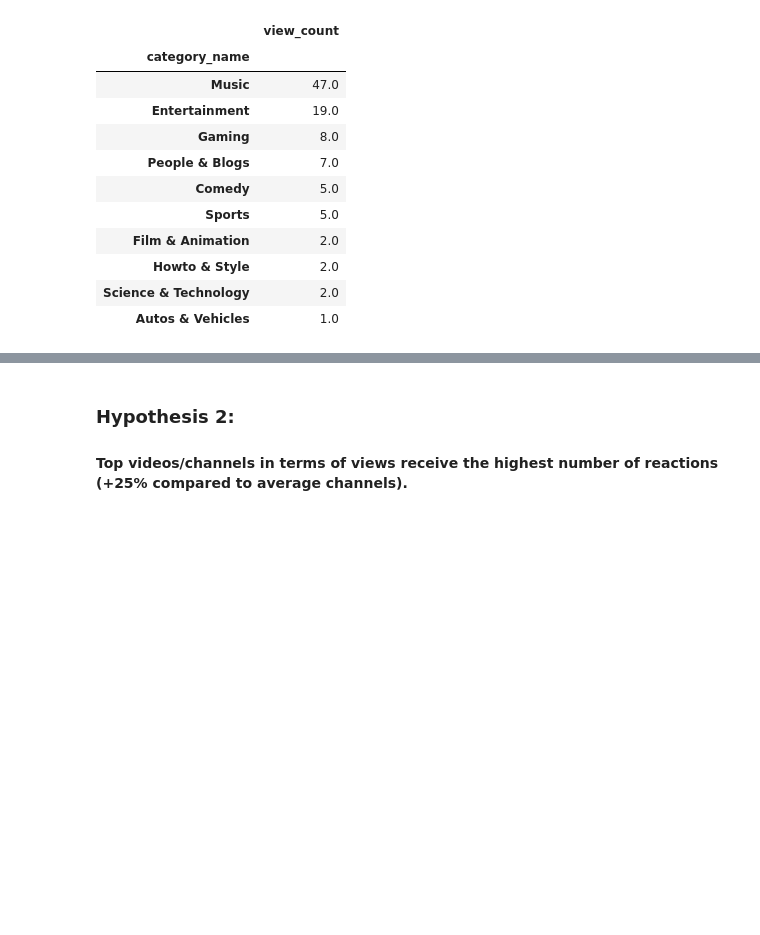
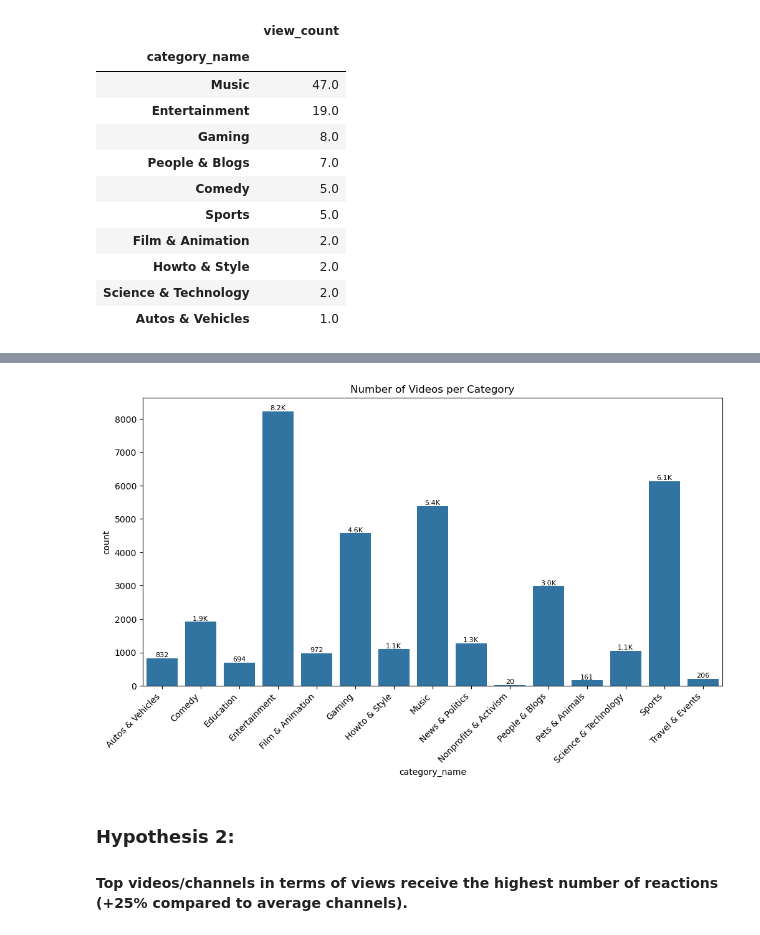
Before and after one commit to mhananem/project_youtube_data_wrangling, a Jupyter notebook: Youtube_project_structuring_data.ipynb, the cells around one changed output, grey strips where cells are left out. Cells and saved outputs as stored; diff of their text form; code cells hidden in the pictures; blank space fills up the shorter version.

```diff
--- a/Youtube_project_structuring_data.ipynb
+++ b/Youtube_project_structuring_data.ipynb
@@ -23,2 +17,0 @@ C:\Users\glint\OneDrive\Documents\Ironhack lessons\Youtube_dataset\DATASET.csv
-# %%
-df = pd.read_csv(csv_path)
@@ -88,3 +190,19 @@ pivot_pct_desc.head(10)
+# %%
+plt.figure(figsize=(12, 6))
+ax = sns.countplot(data=df_new, x="category_name", order=category_order)
+for bar in ax.containers:
+    for rect in bar:
+        height = rect.get_height()
+        if height >= 1000:
+            label = f'{height/1000:.1f}K'
+        else:
+            label = f'{height:.0f}'
+        ax.text(rect.get_x() + rect.get_width()/2, height, label, ha='center', va='bottom', fontsize=8)
+plt.xticks(rotation=45, ha="right")
+plt.title("Number of Videos per Category")
+plt.show()
+# %% [output]
+[figure, added]
 # %% [markdown]
 ### Hypothesis 2:
 #### Top videos/channels in terms of views receive the highest number of reactions (+25% compared to average channels).
```
Also changed, not shown: parts of 45 cells of this notebook, 2 other files.
